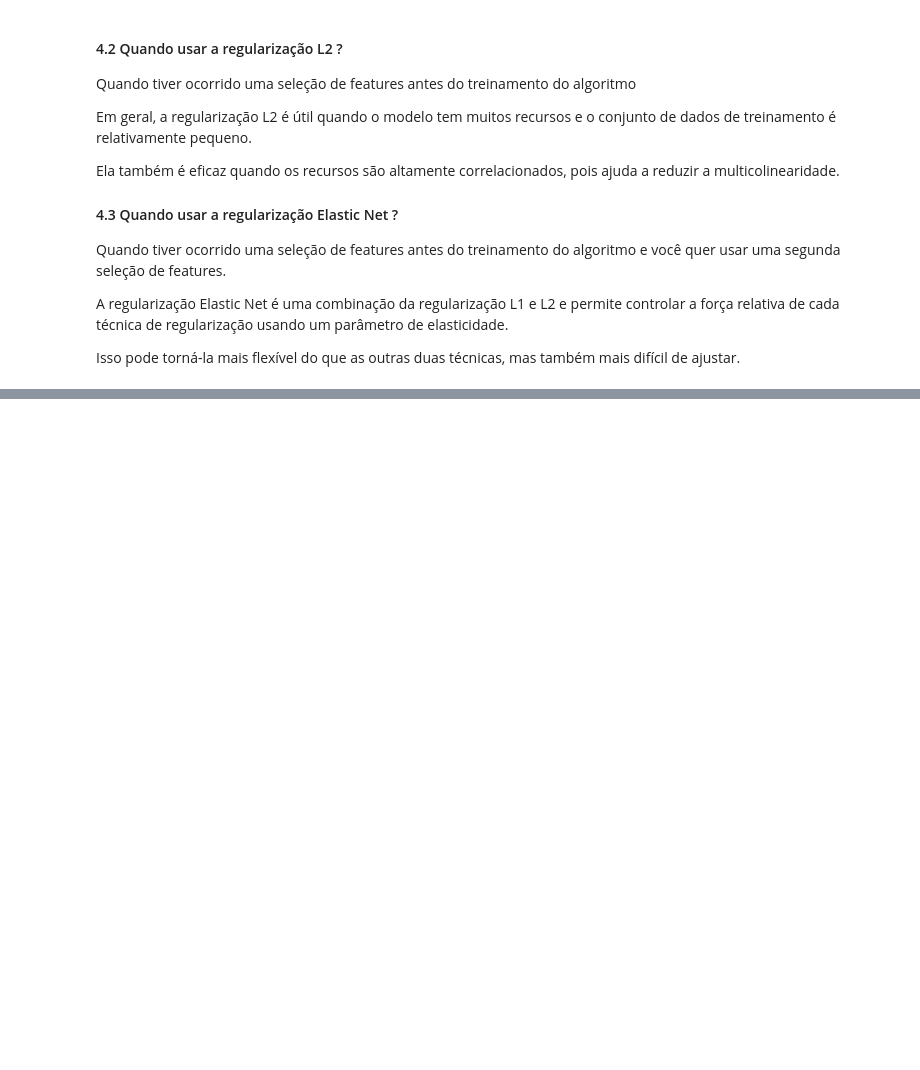
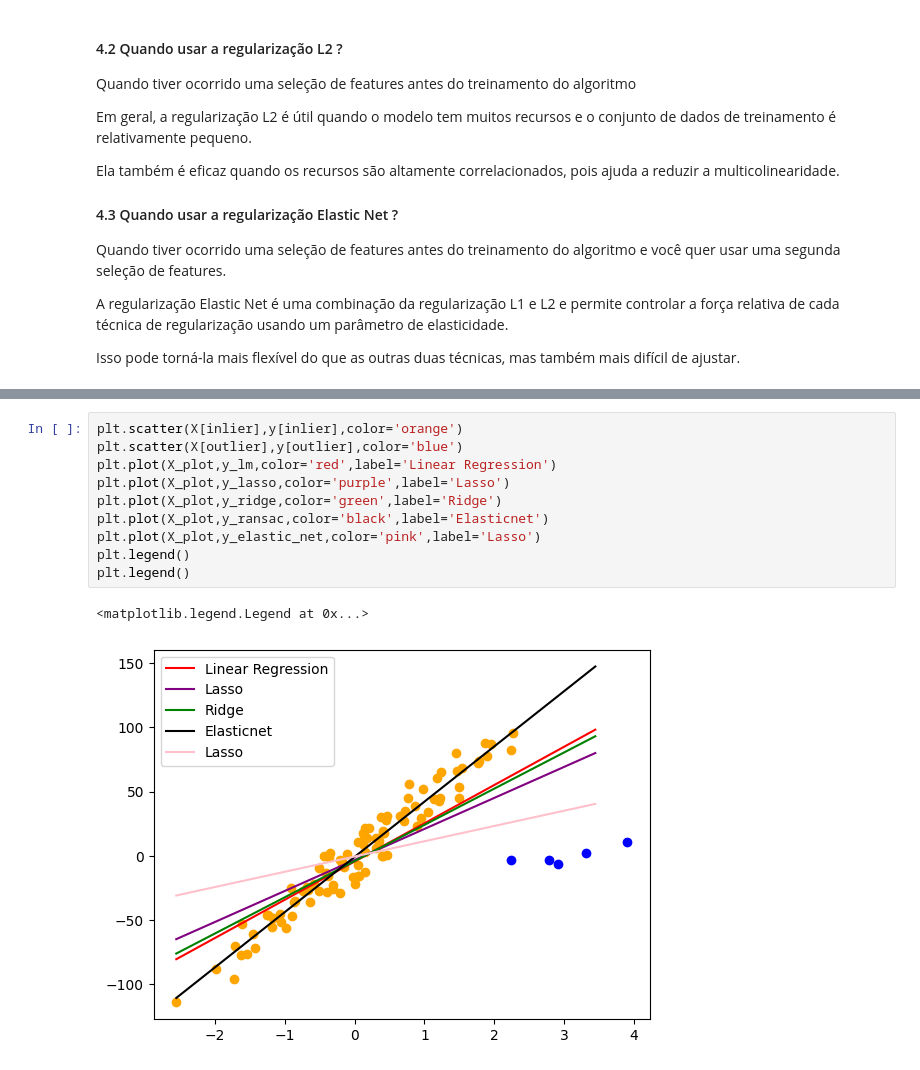
Before and after one commit to thiago-vale/machine-learning, a Jupyter notebook: regularization/regularization.ipynb, the cells around one changed output, grey strips where cells are left out. Drawn from its saved outputs; the diff is of its cells as text; blank space fills up the shorter version.

```diff
--- a/regularization/regularization.ipynb
+++ b/regularization/regularization.ipynb
@@ -76,0 +184,13 @@ Isso pode torná-la mais flexível do que as outras duas técnicas, mas também
+# %%
+plt.scatter(X[inlier],y[inlier],color='orange')
+plt.scatter(X[outlier],y[outlier],color='blue')
+plt.plot(X_plot,y_lm,color='red',label='Linear Regression')
+plt.plot(X_plot,y_lasso,color='purple',label='Lasso')
+plt.plot(X_plot,y_ridge,color='green',label='Ridge')
+plt.plot(X_plot,y_ransac,color='black',label='Elasticnet')
+plt.plot(X_plot,y_elastic_net,color='pink',label='Lasso')
+plt.legend()
+plt.legend()
+# %% [output]
+<matplotlib.legend.Legend at 0x...>
+[figure, added]
```
Also changed, not shown: parts of 16 cells of this notebook.
